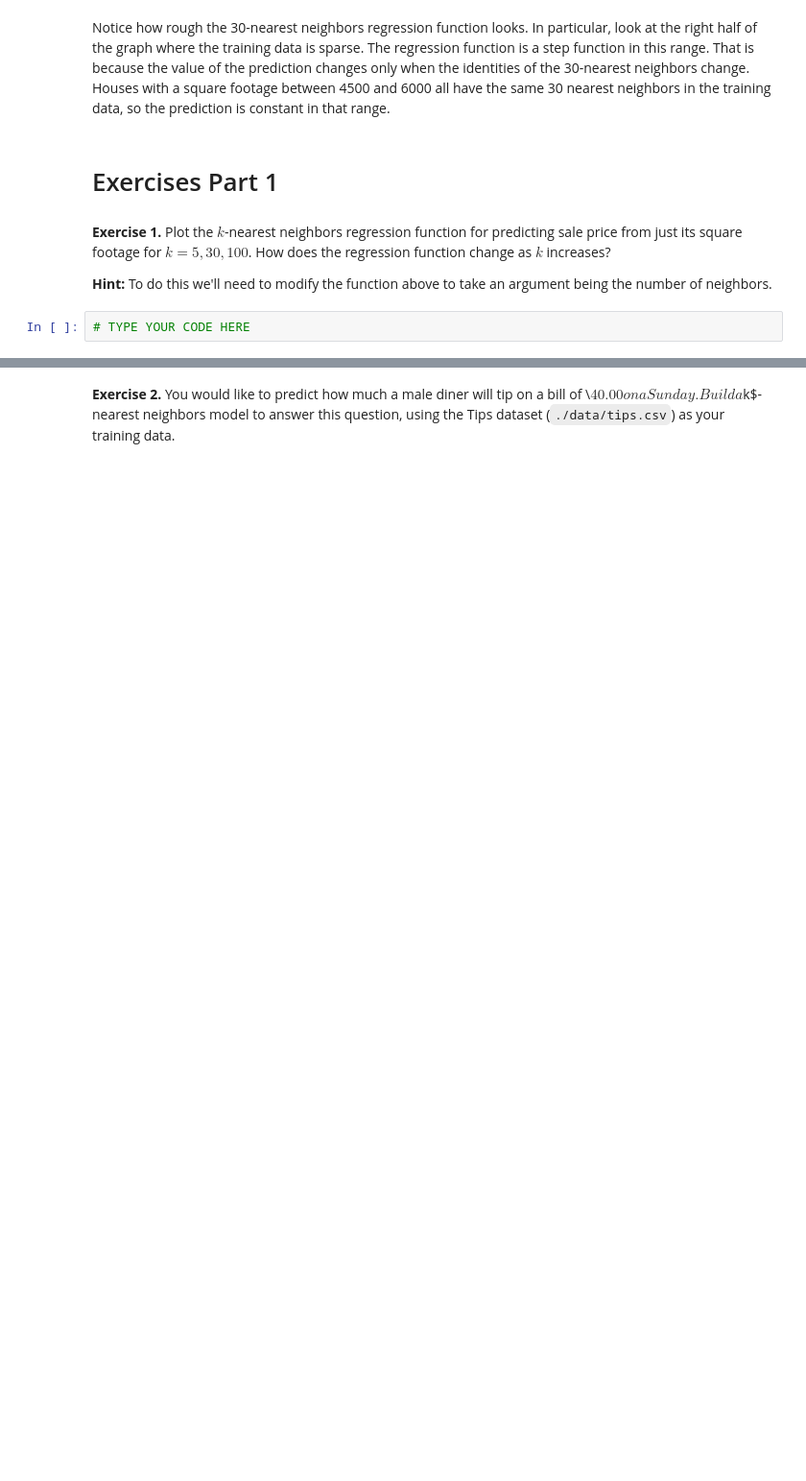
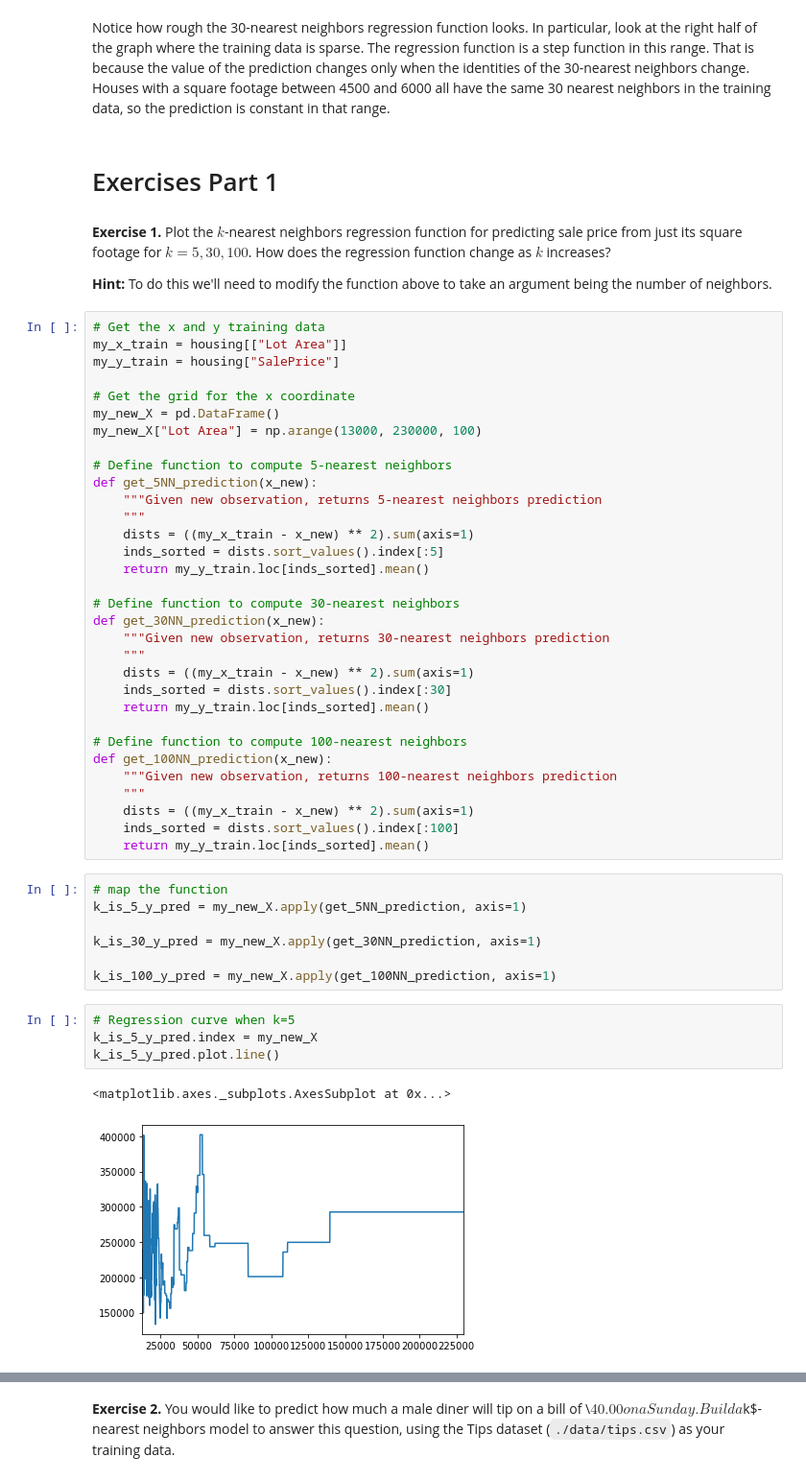
Before and after one commit to thegerrit/data_science, a Jupyter notebook: labs/Lab10-MachineLearning-RegressionModels.ipynb, the cells around one changed output, grey strips where cells are left out. Shown at 96% size. Cells and saved outputs as stored; diff of their text form; blank space fills up the shorter version.

```diff
--- a/labs/Lab10-MachineLearning-RegressionModels.ipynb
+++ b/labs/Lab10-MachineLearning-RegressionModels.ipynb
@@ -215,5 +292,49 @@ Notice how rough the 30-nearest neighbors regression function looks. In particul
 **Exercise 1.** Plot the $k$-nearest neighbors regression function for predicting sale price from just its square footage for $k=5, 30, 100$. How does the regression function change as $k$ increases?
 
 **Hint:** To do this we'll need to modify the function above to take an argument being the number of neighbors.
-# %%
-# TYPE YOUR CODE HERE
+# %%
+# Get the x and y training data
+my_x_train = housing[["Lot Area"]]
+my_y_train = housing["SalePrice"]
+
+# Get the grid for the x coordinate
+my_new_X = pd.DataFrame()
+my_new_X["Lot Area"] = np.arange(13000, 230000, 100)
+
+# Define function to compute 5-nearest neighbors
+def get_5NN_prediction(x_new):
+    """Given new observation, returns 5-nearest neighbors prediction
+    """
+    dists = ((my_x_train - x_new) ** 2).sum(axis=1)
+    inds_sorted = dists.sort_values().index[:5]
+    return my_y_train.loc[inds_sorted].mean()
+
+# Define function to compute 30-nearest neighbors
+def get_30NN_prediction(x_new):
+    """Given new observation, returns 30-nearest neighbors prediction
+    """
+    dists = ((my_x_train - x_new) ** 2).sum(axis=1)
+    inds_sorted = dists.sort_values().index[:30]
+    return my_y_train.loc[inds_sorted].mean()
+
+# Define function to compute 100-nearest neighbors
+def get_100NN_prediction(x_new):
+    """Given new observation, returns 100-nearest neighbors prediction
+    """
+    dists = ((my_x_train - x_new) ** 2).sum(axis=1)
+    inds_sorted = dists.sort_values().index[:100]
+    return my_y_train.loc[inds_sorted].mean()
+# %%
+# map the function
+k_is_5_y_pred = my_new_X.apply(get_5NN_prediction, axis=1)
+
+k_is_30_y_pred = my_new_X.apply(get_30NN_prediction, axis=1)
+
+k_is_100_y_pred = my_new_X.apply(get_100NN_prediction, axis=1)
+# %%
+# Regression curve when k=5
+k_is_5_y_pred.index = my_new_X
+k_is_5_y_pred.plot.line()
+# %% [output]
+<matplotlib.axes._subplots.AxesSubplot at 0x...>
+[figure, added]
```
Also changed, not shown: parts of 31 cells of this notebook.
